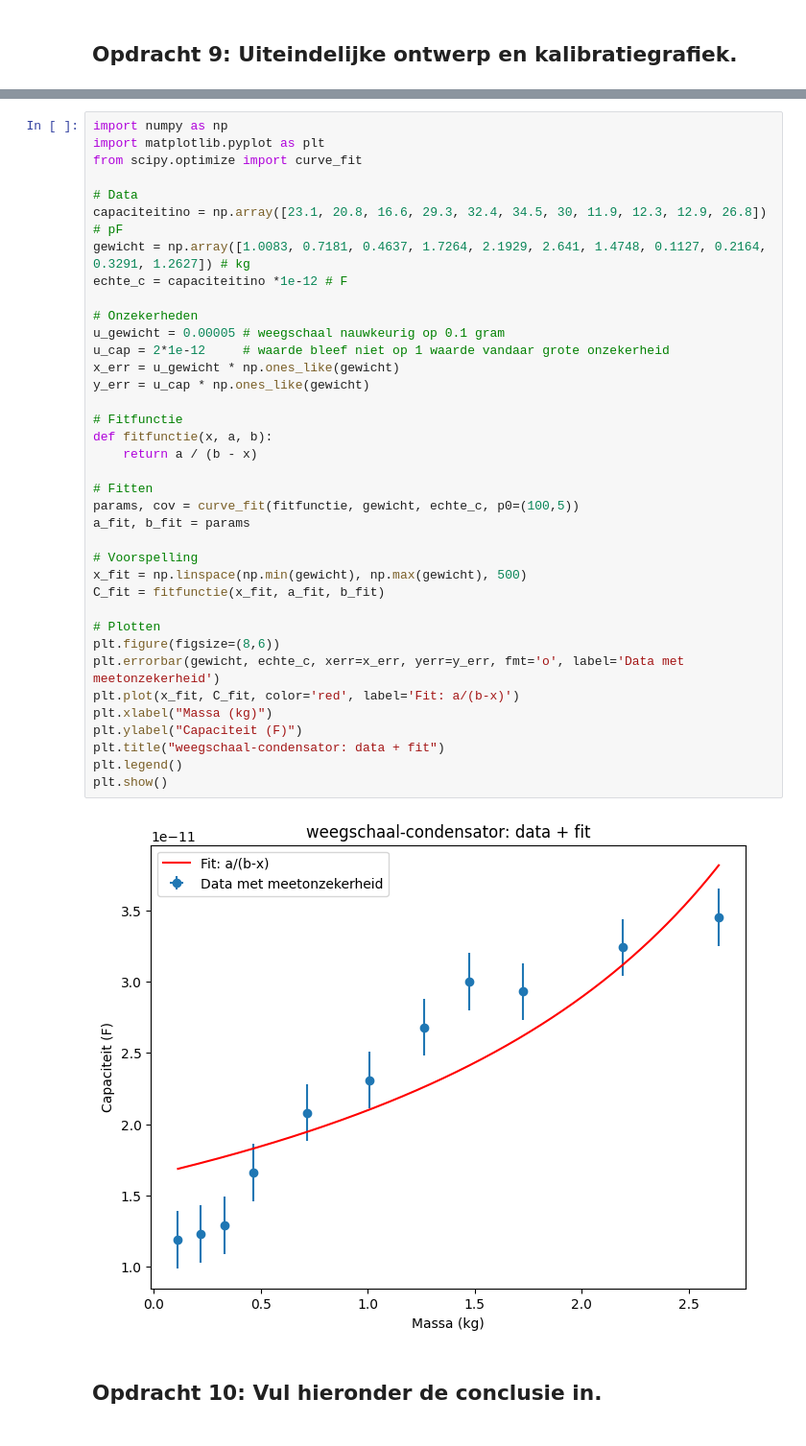
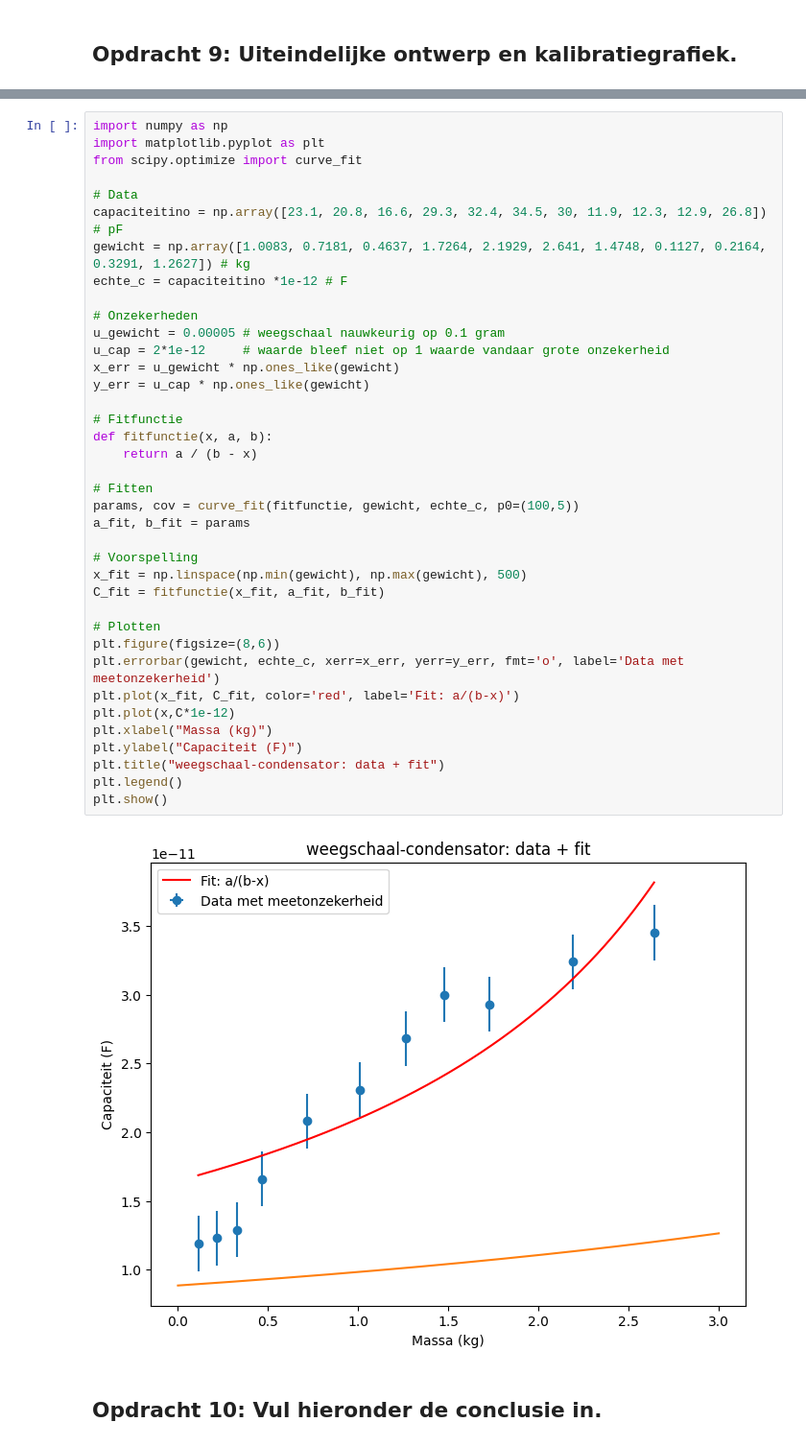
Before and after one commit to sralmulder-hash/opdrachten-DEF-D, a Jupyter notebook: FysiekeOntwerpopdrachten/2OntwerpEenSensorCondensator/DEFOntwerpopdracht2OntwerpEenSensorInvulTemplate.ipynb, the cells around one changed output, grey strips where cells are left out. Shown at 96% size. Drawn from its saved outputs; the diff is of its cells as text.

```diff
--- a/FysiekeOntwerpopdrachten/2OntwerpEenSensorCondensator/DEFOntwerpopdracht2OntwerpEenSensorInvulTemplate.ipynb
+++ b/FysiekeOntwerpopdrachten/2OntwerpEenSensorCondensator/DEFOntwerpopdracht2OntwerpEenSensorInvulTemplate.ipynb
@@ -169,34 +169,35 @@ gewicht = np.array([1.0083, 0.7181, 0.4637, 1.7264, 2.1929, 2.641, 1.4748, 0.112
 echte_c = capaciteitino *1e-12 # F
 
 # Onzekerheden
 u_gewicht = 0.00005 # weegschaal nauwkeurig op 0.1 gram
 u_cap = 2*1e-12     # waarde bleef niet op 1 waarde vandaar grote onzekerheid
 x_err = u_gewicht * np.ones_like(gewicht)
 y_err = u_cap * np.ones_like(gewicht)
 
 # Fitfunctie
 def fitfunctie(x, a, b):
     return a / (b - x)
 
 # Fitten
 params, cov = curve_fit(fitfunctie, gewicht, echte_c, p0=(100,5))
 a_fit, b_fit = params
 
 # Voorspelling
 x_fit = np.linspace(np.min(gewicht), np.max(gewicht), 500)
 C_fit = fitfunctie(x_fit, a_fit, b_fit)
 
 # Plotten
 plt.figure(figsize=(8,6))
 plt.errorbar(gewicht, echte_c, xerr=x_err, yerr=y_err, fmt='o', label='Data met meetonzekerheid')
 plt.plot(x_fit, C_fit, color='red', label='Fit: a/(b-x)')
+plt.plot(x,C*1e-12)
 plt.xlabel("Massa (kg)")
 plt.ylabel("Capaciteit (F)")
 plt.title("weegschaal-condensator: data + fit")
 plt.legend()
 plt.show()
 # %% [output]
-[figure, old version]
+[figure, new version]
 # %% [markdown]
 ## Opdracht 10: Vul hieronder de conclusie in.
 # %% [markdown]
```
Also changed, not shown: parts of 7 cells of this notebook.
